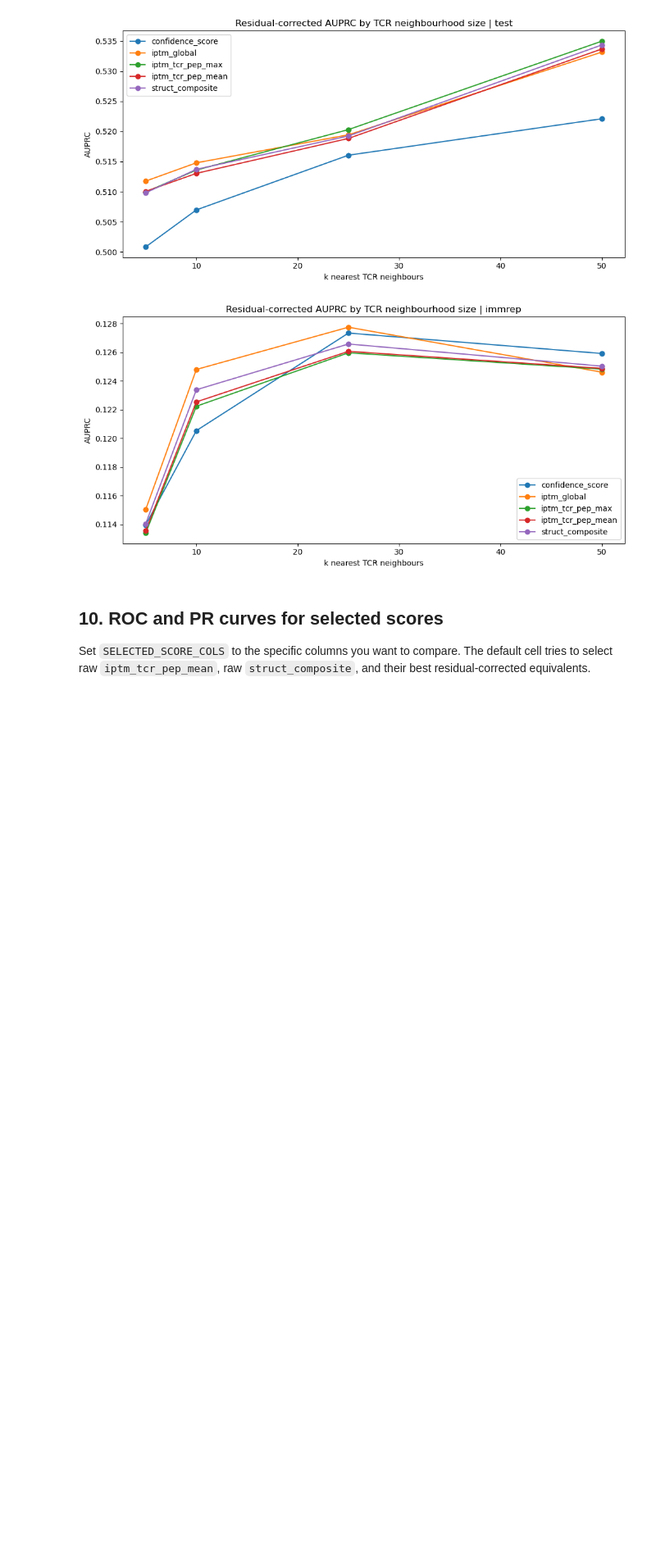
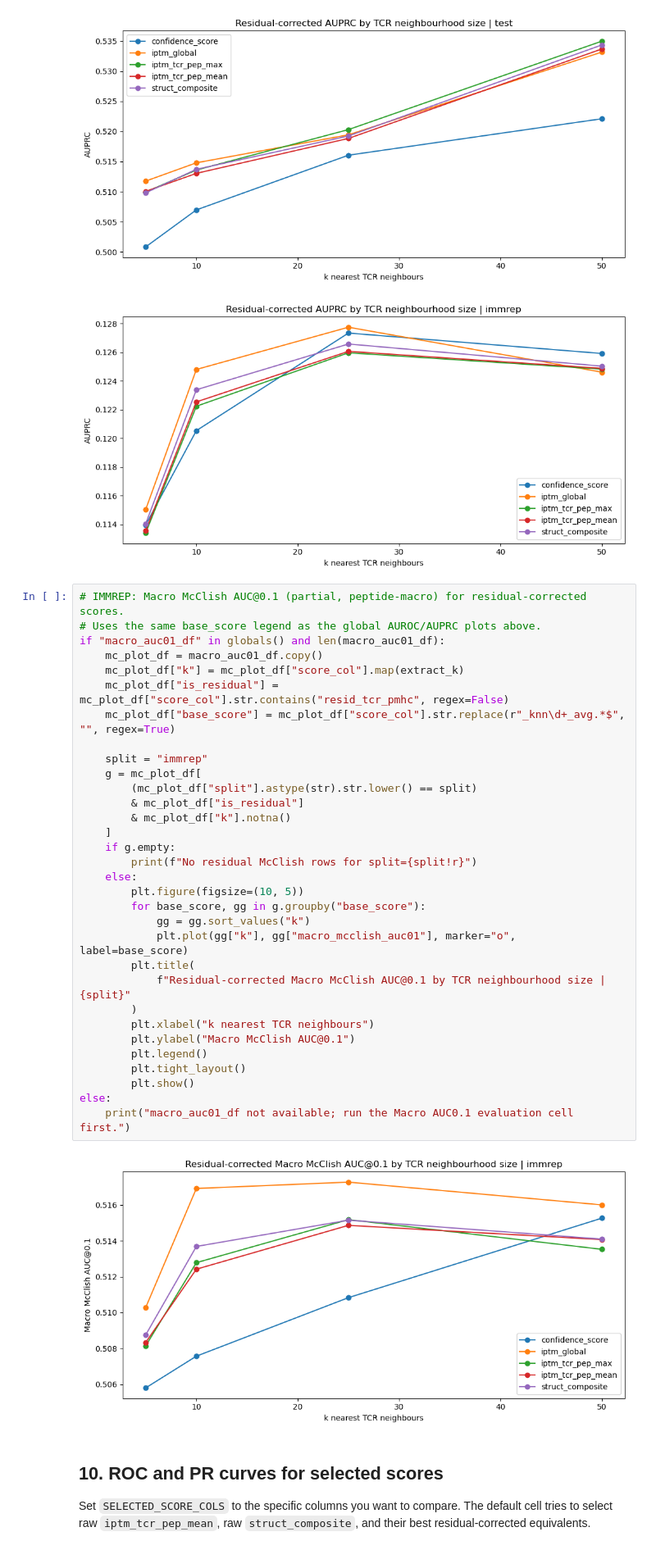
Before and after one commit to tashjeans/multimodal_model, a Jupyter notebook: scripts/train/models/boltz_structural_neighbour_classifier.ipynb, the cells around one changed output. Shown at 82% size. Saved outputs shown, nothing was run; the diff lists cells and outputs as text; blank space fills up the shorter version.

```diff
--- a/scripts/train/models/boltz_structural_neighbour_classifier.ipynb
+++ b/scripts/train/models/boltz_structural_neighbour_classifier.ipynb
@@ -1321,6 +1321,40 @@ if len(auc_df):
 [figure]
 [figure]
 [figure]
+# %%
+# IMMREP: Macro McClish AUC@0.1 (partial, peptide-macro) for residual-corrected scores.
+# Uses the same base_score legend as the global AUROC/AUPRC plots above.
+if "macro_auc01_df" in globals() and len(macro_auc01_df):
+    mc_plot_df = macro_auc01_df.copy()
+    mc_plot_df["k"] = mc_plot_df["score_col"].map(extract_k)
+    mc_plot_df["is_residual"] = mc_plot_df["score_col"].str.contains("resid_tcr_pmhc", regex=False)
+    mc_plot_df["base_score"] = mc_plot_df["score_col"].str.replace(r"_knn\d+_avg.*$", "", regex=True)
+
+    split = "immrep"
+    g = mc_plot_df[
+        (mc_plot_df["split"].astype(str).str.lower() == split)
+        & mc_plot_df["is_residual"]
+        & mc_plot_df["k"].notna()
+    ]
+    if g.empty:
+        print(f"No residual McClish rows for split={split!r}")
+    else:
+        plt.figure(figsize=(10, 5))
+        for base_score, gg in g.groupby("base_score"):
+            gg = gg.sort_values("k")
+            plt.plot(gg["k"], gg["macro_mcclish_auc01"], marker="o", label=base_score)
+        plt.title(
+            f"Residual-corrected Macro McClish AUC@0.1 by TCR neighbourhood size | {split}"
+        )
+        plt.xlabel("k nearest TCR neighbours")
+        plt.ylabel("Macro McClish AUC@0.1")
+        plt.legend()
+        plt.tight_layout()
+        plt.show()
+else:
+    print("macro_auc01_df not available; run the Macro AUC0.1 evaluation cell first.")
+# %% [output]
+[figure, added]
 # %% [markdown]
 ## 10. ROC and PR curves for selected scores
 
```
Also changed, not shown: parts of 10 cells of this notebook, 39 other files.
